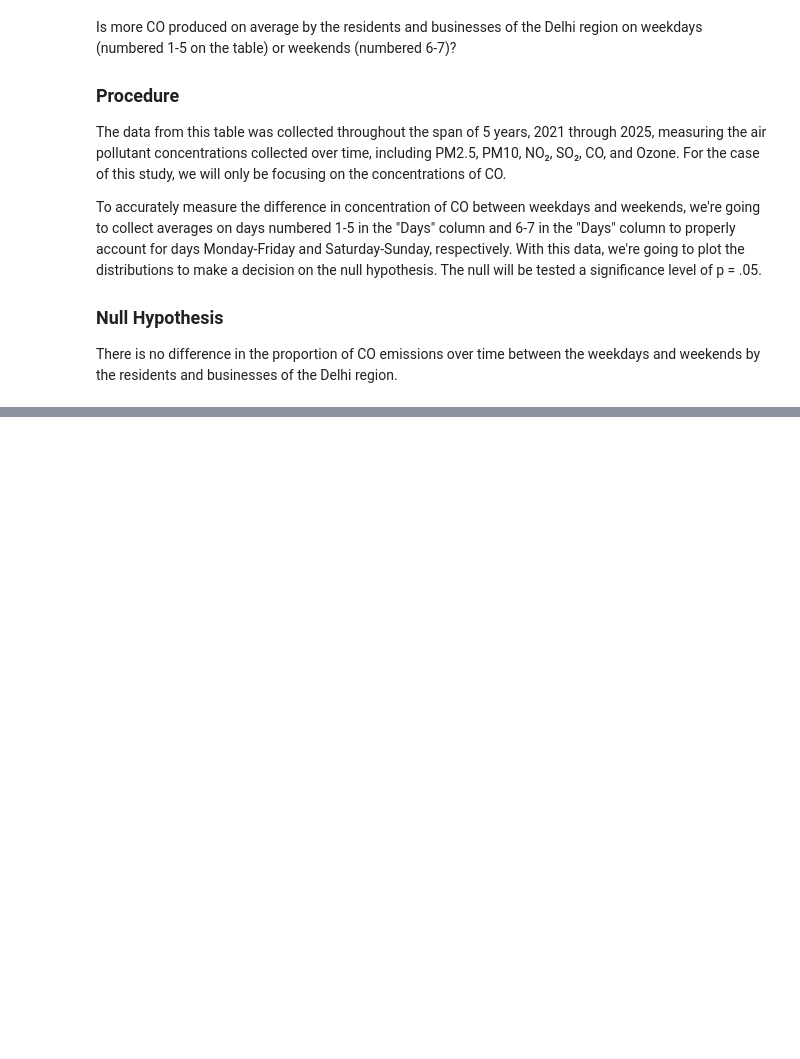
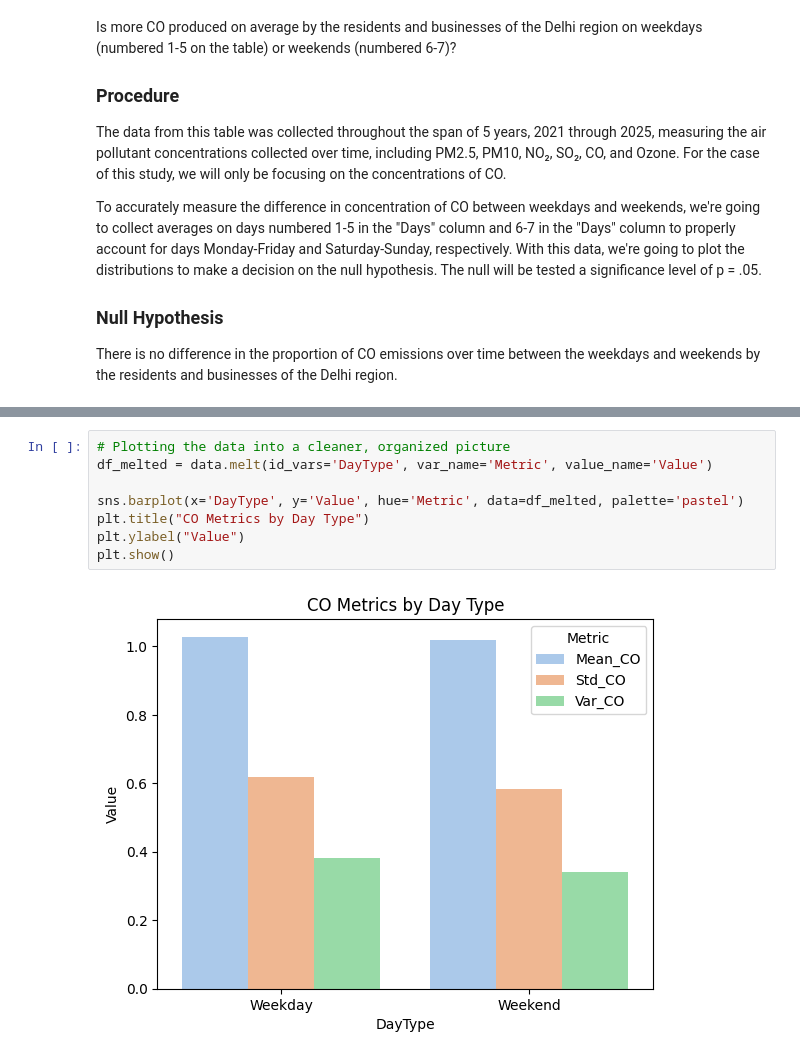
Before and after one commit to jfleege/delhi-air-quality-analysis, a Jupyter notebook: new-dehli-air-project.ipynb, the cells around one changed output, grey strips where cells are left out. Cells and saved outputs as stored; diff of their text form; blank space fills up the shorter version.

```diff
--- a/new-dehli-air-project.ipynb
+++ b/new-dehli-air-project.ipynb
@@ -94,0 +123,10 @@ Name: CO, dtype: float64
+# %%
+# Plotting the data into a cleaner, organized picture
+df_melted = data.melt(id_vars='DayType', var_name='Metric', value_name='Value')
+
+sns.barplot(x='DayType', y='Value', hue='Metric', data=df_melted, palette='pastel')
+plt.title("CO Metrics by Day Type")
+plt.ylabel("Value")
+plt.show()
+# %% [output]
+[figure, added]
```
Also changed, not shown: parts of 15 cells of this notebook.
